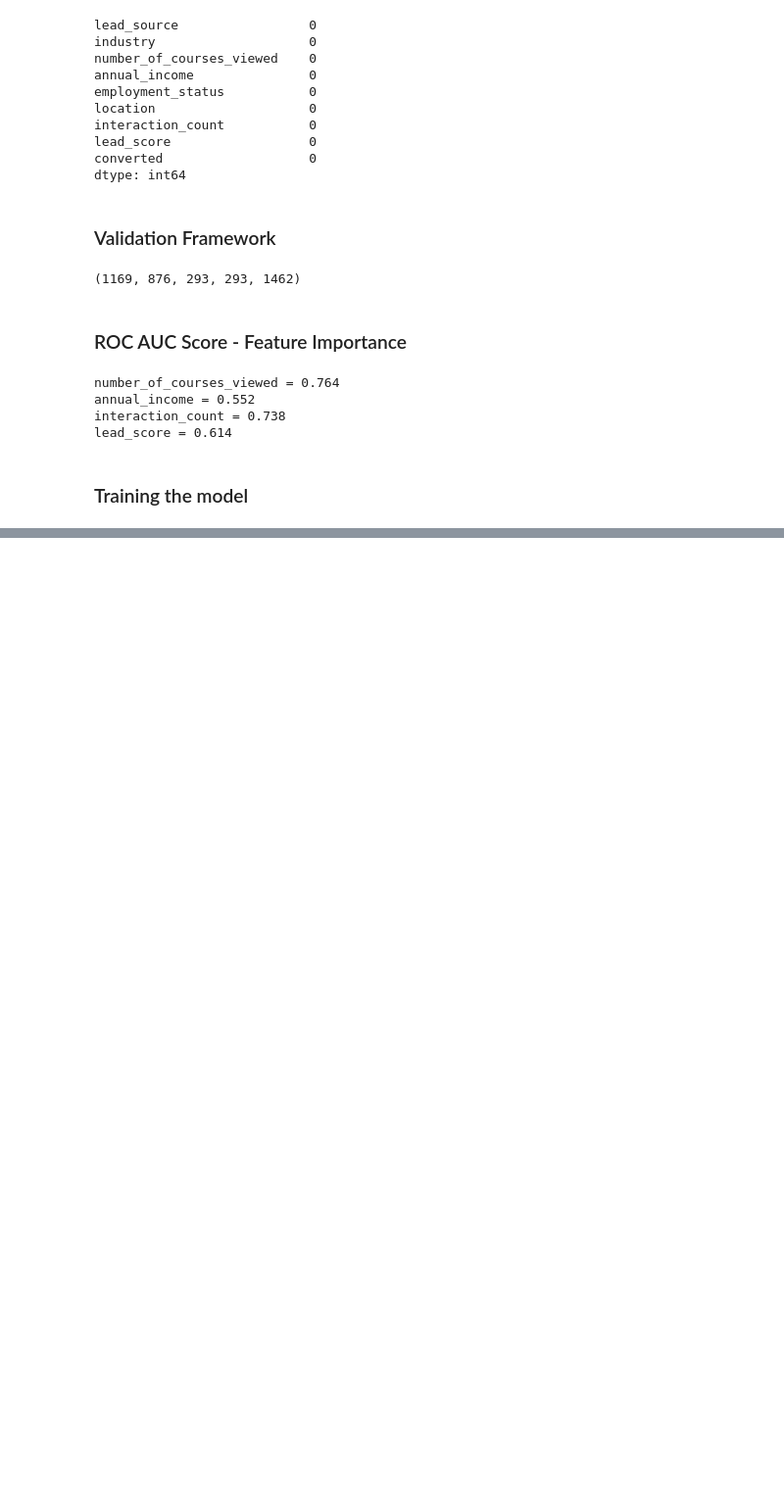
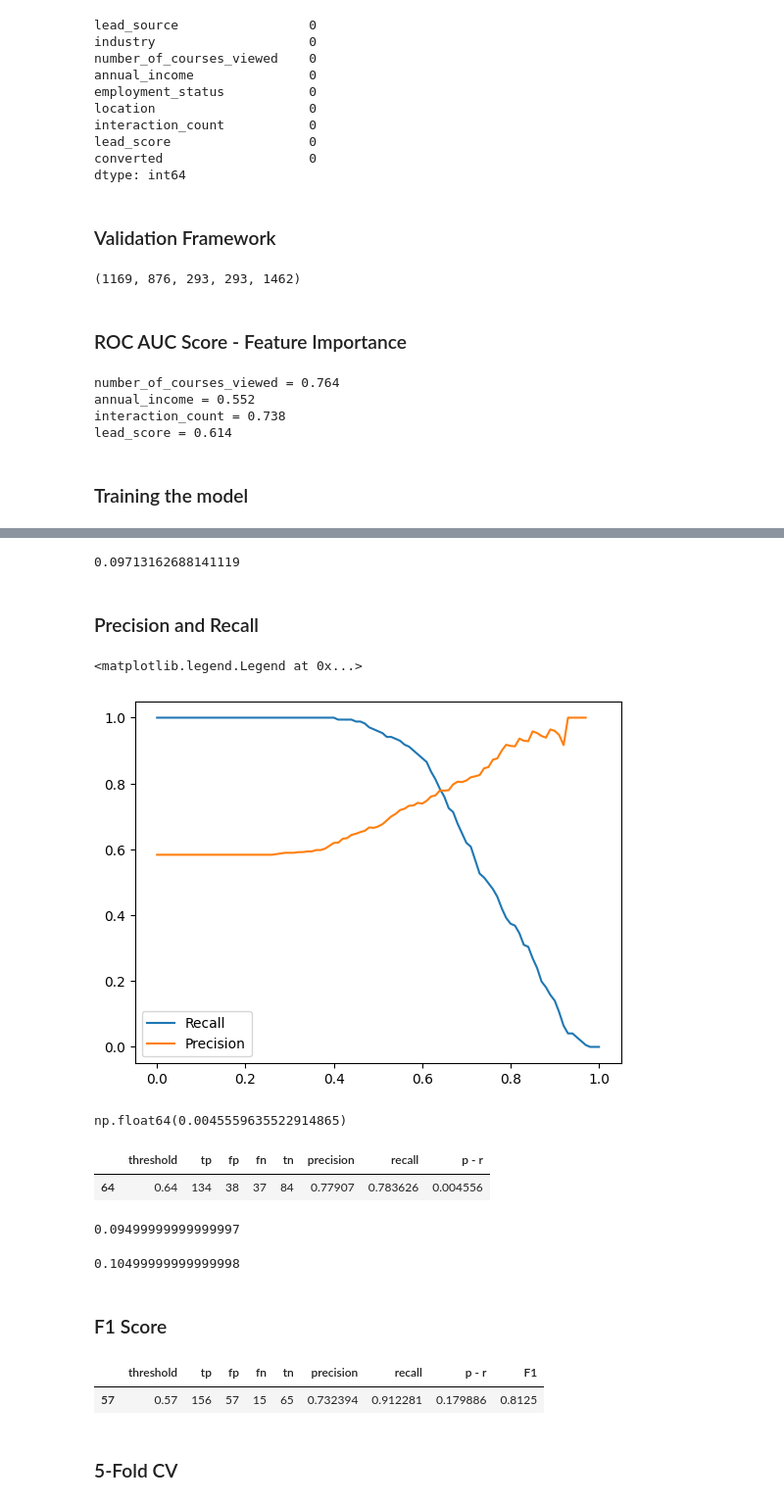
Before and after one commit to cyriljason7/machine-learning-zoomcamp-homework, a Jupyter notebook: 04-evaluation/Homework.ipynb, the cells around one changed output, grey strips where cells are left out. Shown: that part at 98% size. Drawn from its saved outputs; the diff is of its cells as text; code cells hidden in the pictures; blank space fills up the shorter version.

```diff
--- a/04-evaluation/Homework.ipynb
+++ b/04-evaluation/Homework.ipynb
@@ -123,0 +123,5 @@ lead_score = 0.614
+# %%
+val_dict = df_val[categorical + numerical].to_dict(orient='records')
+X_val = dv.transform(val_dict)
+
+y_pred = model.predict_proba(X_val)[:, 1]
@@ -123,0 +136,52 @@ lead_score = 0.614
+# %%
+abs(0.72 - roc_auc_score(y_val, y_pred))
+# %% [output]
+0.09713162688141119
+# %% [markdown]
+### Precision and Recall
+# %%
+scores=[]
+thresholds = np.linspace(0.0,1.0,101)
+for t in thresholds:
+    actual_positive = (y_val == 1)
+    actual_negative = (y_val == 0)
+    predict_positive = (y_pred >= t)
+    predict_negative = (y_pred < t)
+    tp = (actual_positive & predict_positive).sum()
+    tn = (actual_negative & predict_negative).sum()
+    fp = (actual_negative & predict_positive).sum()
+    fn = (actual_positive & predict_negative).sum()
+    scores.append((t,tp,fp,fn,tn))
+# %%
+columns = ['threshold','tp','fp','fn','tn']
+df_scores = pd.DataFrame(scores,columns = columns)
+# %%
+df_scores['precision'] = df_scores.tp / (df_scores.tp+df_scores.fp)
+df_scores['recall'] = df_scores.tp / (df_scores.tp+df_scores.fn)
+# %%
+plt.plot(df_scores.threshold,df_scores.recall,label = 'Recall')
+plt.plot(df_scores.threshold,df_scores.precision,label = 'Precision')
+plt.legend()
+# %% [output]
+<matplotlib.legend.Legend at 0x...>
+[figure, added]
+# %%
+df_scores['p - r'] = abs(df_scores['precision'] - df_scores['recall'])
+df_scores['p - r'].min()
+# %% [output]
+np.float64(0.0045559635522914865)
+# %%
+df_scores[df_scores['p - r'] == df_scores['p - r'].min()]
+# %% [output]
+|  | threshold | tp | fp | fn | tn | precision | recall | p - r |
+| 64 | 0.64 | 134 | 38 | 37 | 84 | 0.77907 | 0.783626 | 0.004556 |
+# %%
+abs(0.545 - 0.64)
+# %% [output]
+0.09499999999999997
+# %%
+abs(0.745 - 0.64)
+# %% [output]
+0.10499999999999998
+# %% [markdown]
+### F1 Score
@@ -123,0 +190,7 @@ lead_score = 0.614
+# %%
+df_scores[df_scores['F1'] == df_scores['F1'].max()]
+# %% [output]
+|  | threshold | tp | fp | fn | tn | precision | recall | p - r | F1 |
+| 57 | 0.57 | 156 | 57 | 15 | 65 | 0.732394 | 0.912281 | 0.179886 | 0.8125 |
+# %% [markdown]
+### 5-Fold CV
```
Also changed, not shown: parts of 14 cells of this notebook, 1 other file.
